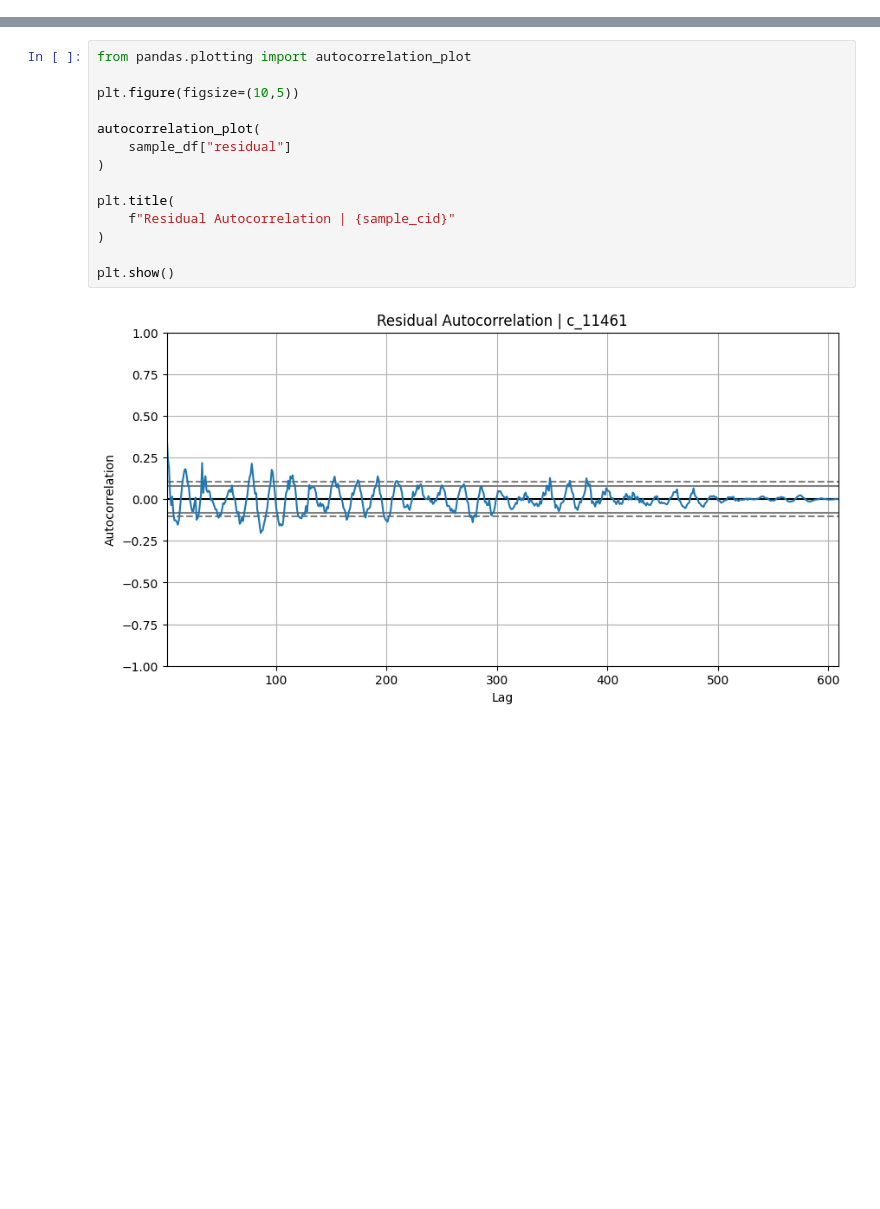
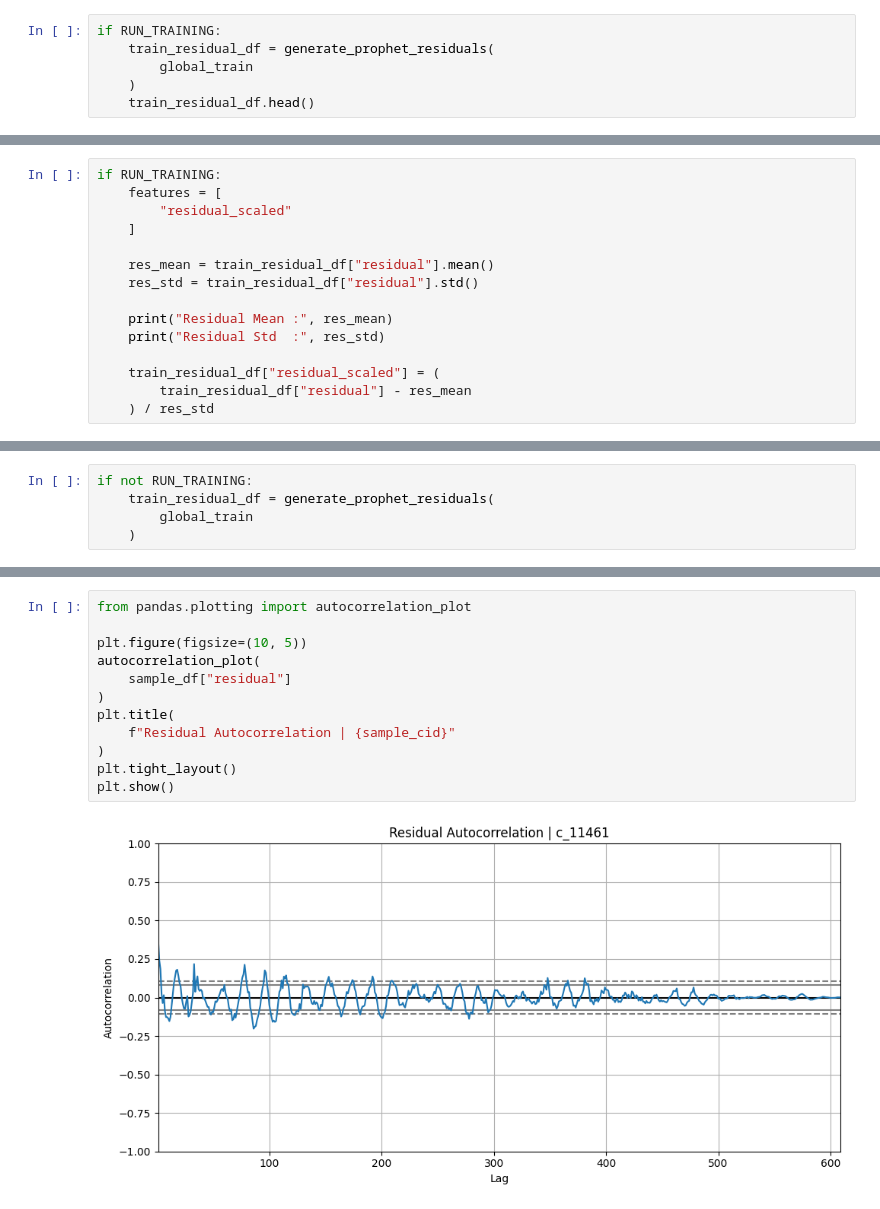
Before and after one commit to vimalehaan/FYP_GRU_Prophet, a Jupyter notebook: notebooks/hybrid_model.ipynb, the cells around one changed output, grey strips where cells are left out. Cells and saved outputs as stored; diff of their text form; blank space fills up the shorter version.

```diff
--- a/notebooks/hybrid_model.ipynb
+++ b/notebooks/hybrid_model.ipynb
@@ -393,0 +112,6 @@ val_container["prophet_pred"] = (
+# %%
+if RUN_TRAINING:
+    train_residual_df = generate_prophet_residuals(
+        global_train
+    )
+    train_residual_df.head()
@@ -393,0 +136,15 @@ val_container["prophet_pred"] = (
+# %%
+if RUN_TRAINING:
+    features = [
+        "residual_scaled"
+    ]
+
+    res_mean = train_residual_df["residual"].mean()
+    res_std = train_residual_df["residual"].std()
+
+    print("Residual Mean :", res_mean)
+    print("Residual Std  :", res_std)
+
+    train_residual_df["residual_scaled"] = (
+        train_residual_df["residual"] - res_mean
+    ) / res_std
@@ -393,0 +276,5 @@ val_container["prophet_pred"] = (
+# %%
+if not RUN_TRAINING:
+    train_residual_df = generate_prophet_residuals(
+        global_train
+    )
@@ -637,17 +526,15 @@ plt.show()
 # %%
 from pandas.plotting import autocorrelation_plot
 
-plt.figure(figsize=(10,5))
-
+plt.figure(figsize=(10, 5))
 autocorrelation_plot(
     sample_df["residual"]
 )
-
 plt.title(
     f"Residual Autocorrelation | {sample_cid}"
 )
-
+plt.tight_layout()
 plt.show()
 # %% [output]
-[figure, old version]
+[figure, new version]
 # %%
```
Also changed, not shown: parts of 70 cells of this notebook, 7 other files.
